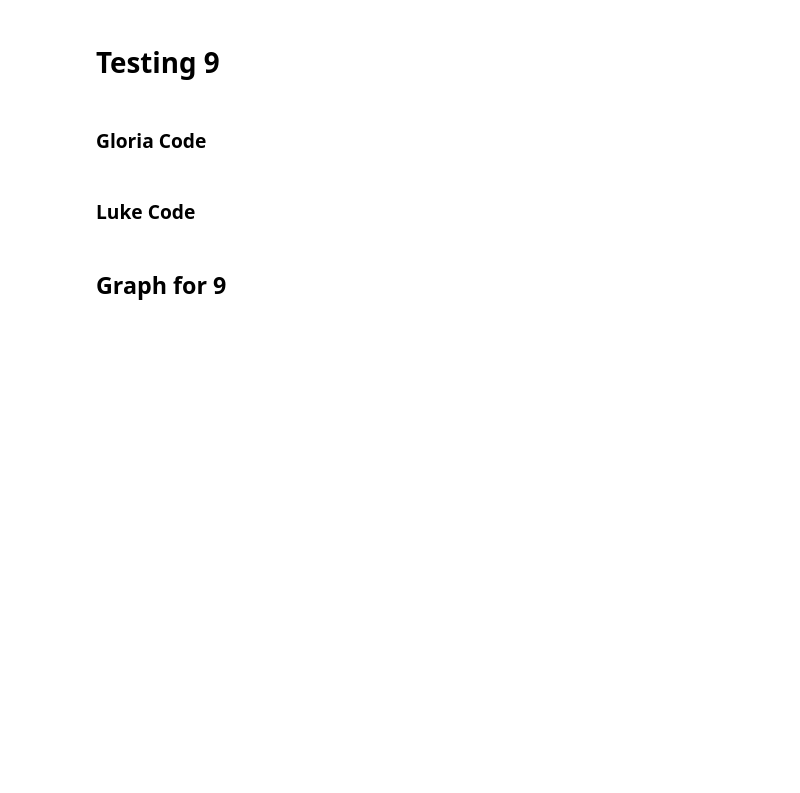
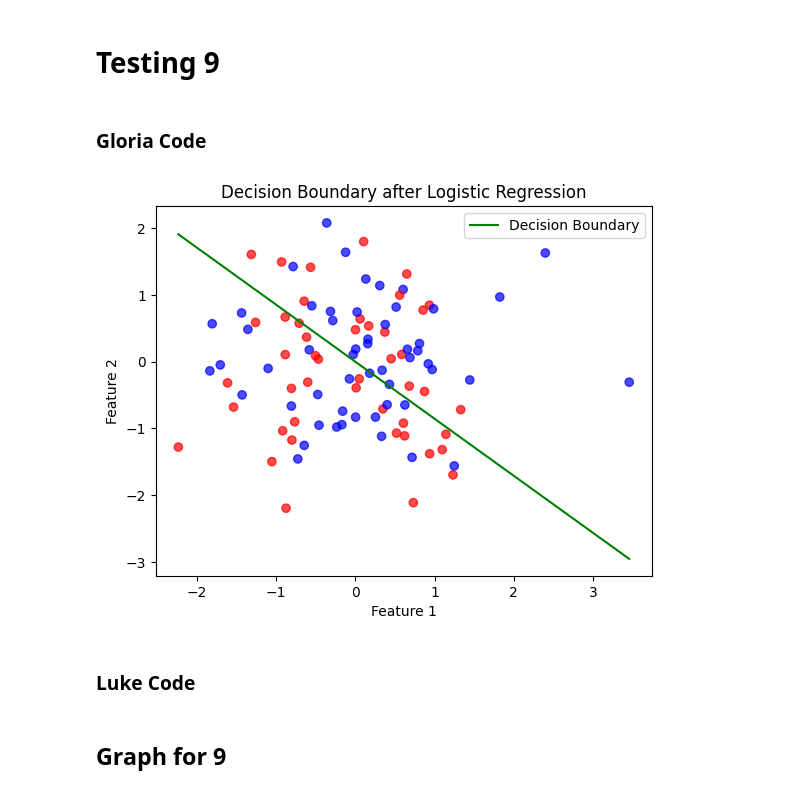
Before and after one commit to gkao25/lign167-ps, a Jupyter notebook: testing_ps_2.ipynb, the cells around one changed output. Saved outputs shown, nothing was run; the diff lists cells and outputs as text; code cells hidden in the pictures; blank space fills up the shorter version.

```diff
--- a/testing_ps_2.ipynb
+++ b/testing_ps_2.ipynb
@@ -214,5 +214,24 @@ def split_into_batches(dataset, batch_size):
         i += batch_size
     return batches
+# %%
+# test
+
+def test_batched_gradient_descent():
+    # Generate dataset
+    dataset = generate_nonbatched_data(num_features=2, num_examples=100)
+
+    # Run batched gradient descent
+    model = batched_gradient_descent(dataset, num_epochs=50, learning_rate=0.01, batch_size=10)
+
+    # Plot the decision boundary
+    a = model.weights.detach().numpy()
+    x = torch.stack([d[0] for d in dataset]).numpy()
+    y = torch.stack([d[1] for d in dataset]).numpy()
+    plot_decision_boundary(a, x, y)
+
+test_batched_gradient_descent()
+# %% [output]
+[figure, added]
 # %% [markdown]
 ### Luke Code
 # %%
```
Also changed, not shown: parts of 3 cells of this notebook.
